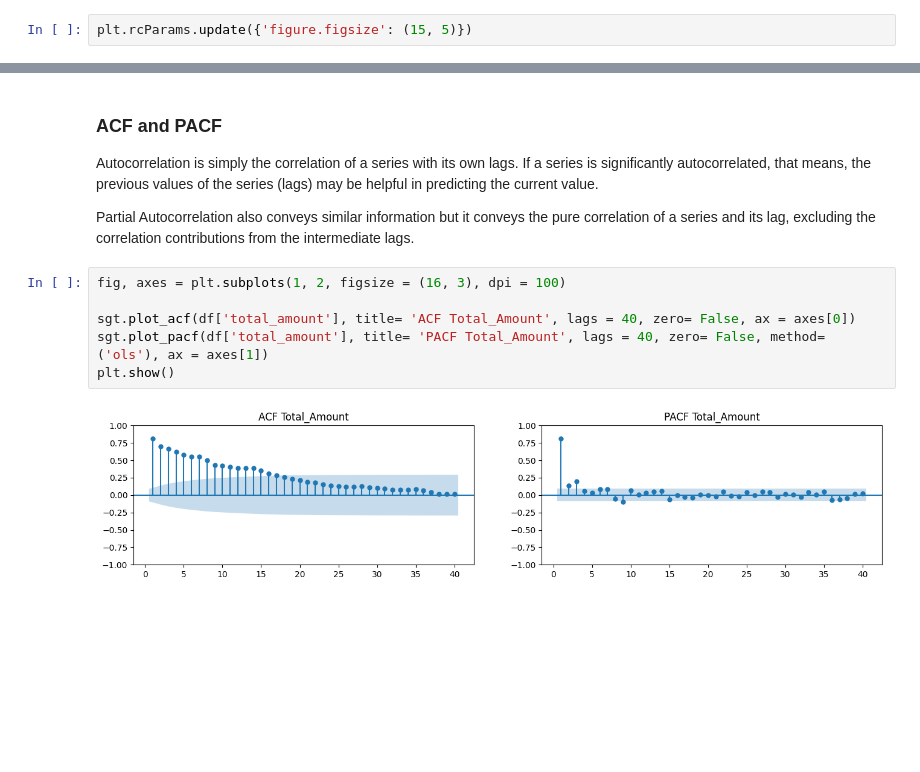
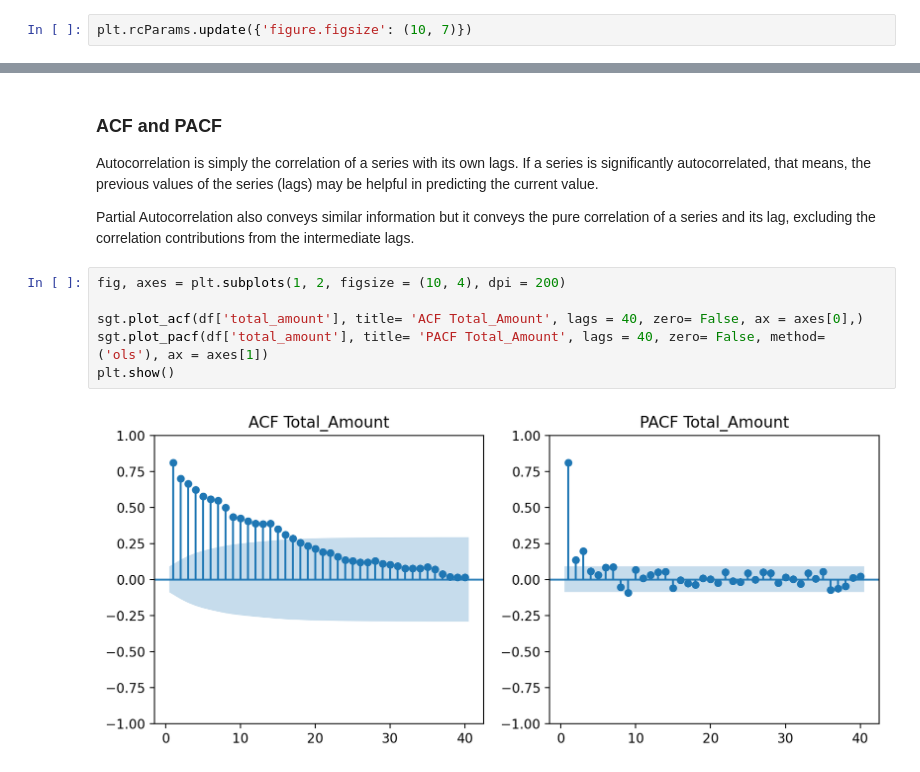
Before and after one commit to Ngawang-Gurung/eXtensoData, a Jupyter notebook: Data Analysis/Time Series Analysis/time_series_esewa_airlines.ipynb, the cells around one changed output, grey strips where cells are left out. Saved outputs shown, nothing was run; the diff lists cells and outputs as text; blank space fills up the shorter version.

```diff
--- a/Data Analysis/Time Series Analysis/time_series_esewa_airlines.ipynb
+++ b/Data Analysis/Time Series Analysis/time_series_esewa_airlines.ipynb
@@ -116,2 +150,2 @@ print(sr.mean())
 # %%
-plt.rcParams.update({'figure.figsize': (15, 5)})
+plt.rcParams.update({'figure.figsize': (10, 7)})
@@ -147,10 +180,10 @@ Autocorrelation is simply the correlation of a series with its own lags. If a se
 
 Partial Autocorrelation also conveys similar information but it conveys the pure correlation of a series and its lag, excluding the correlation contributions from the intermediate lags.
 # %%
-fig, axes = plt.subplots(1, 2, figsize = (16, 3), dpi = 100)
+fig, axes = plt.subplots(1, 2, figsize = (10, 4), dpi = 200)
 
-sgt.plot_acf(df['total_amount'], title= 'ACF Total_Amount', lags = 40, zero= False, ax = axes[0])
+sgt.plot_acf(df['total_amount'], title= 'ACF Total_Amount', lags = 40, zero= False, ax = axes[0],)
 sgt.plot_pacf(df['total_amount'], title= 'PACF Total_Amount', lags = 40, zero= False, method=('ols'), ax = axes[1])
 plt.show()
 # %% [output]
-[figure, old version]
+[figure, new version]
```
Also changed, not shown: parts of 11 cells of this notebook, 2 other files.
